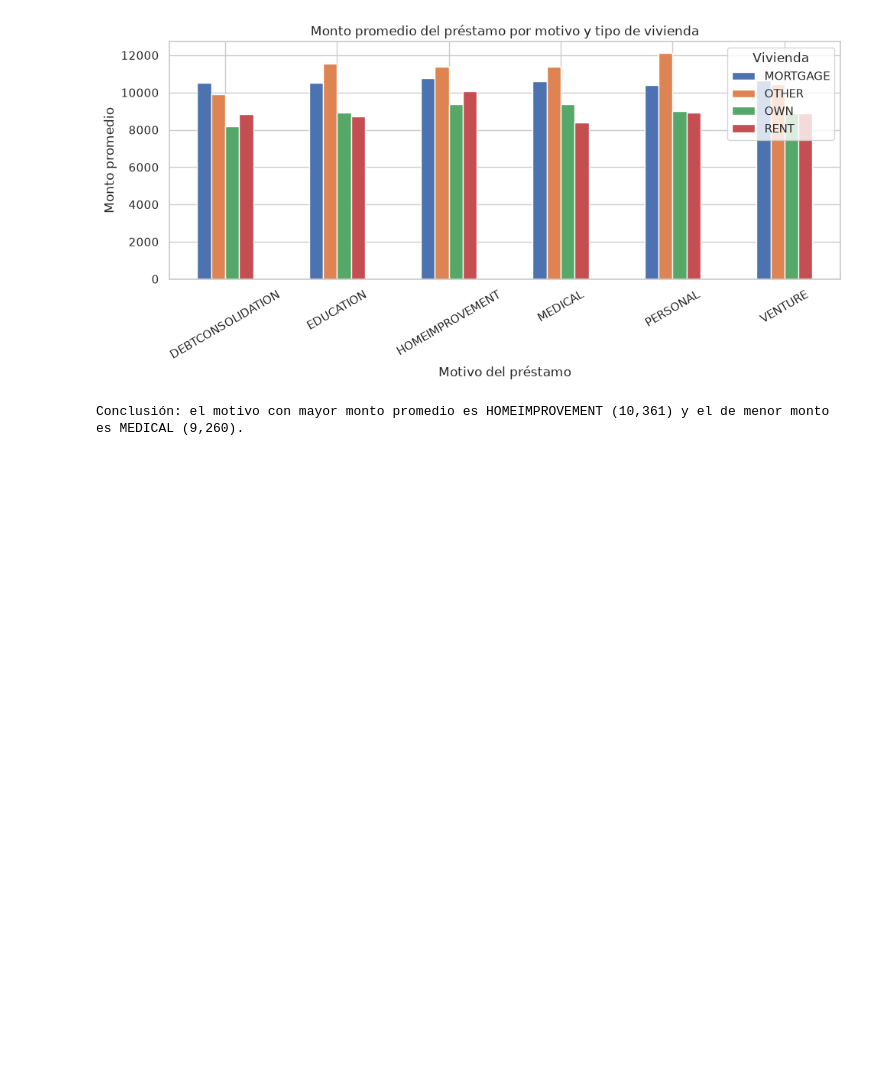
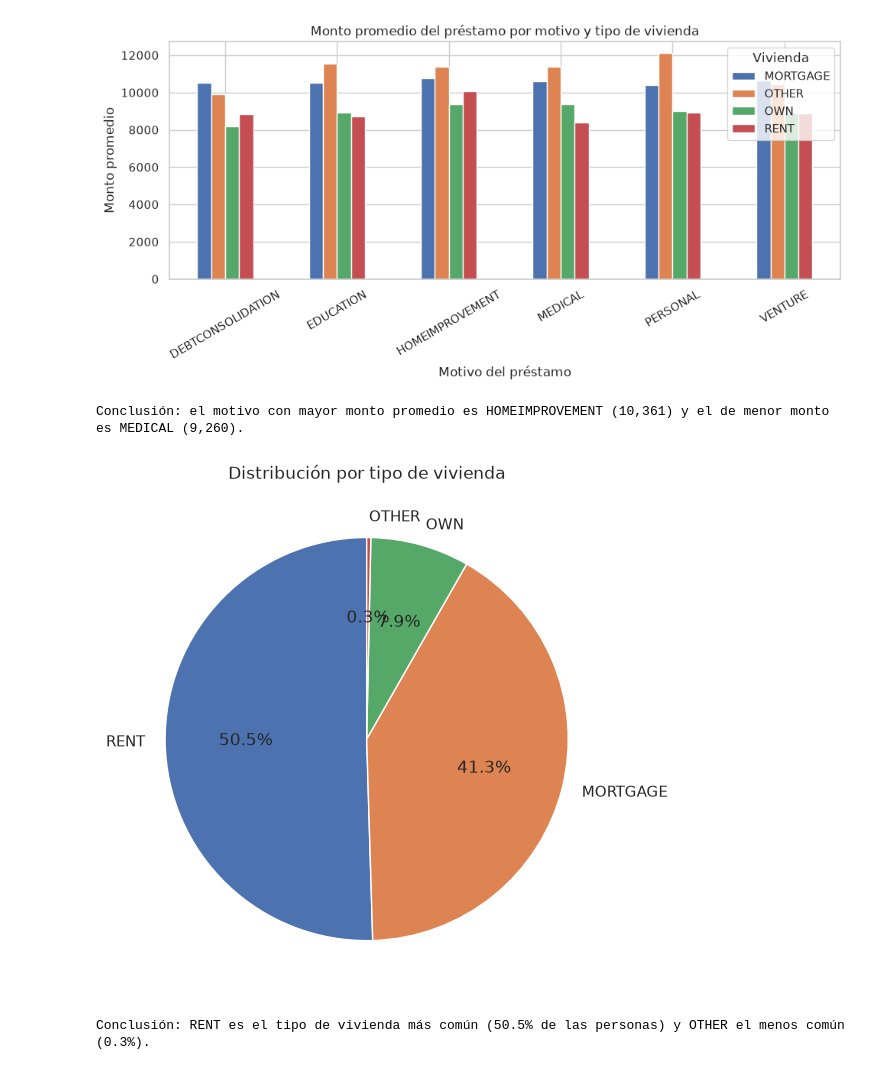
Before and after one commit to Nicolas-1212/Proyecto-Credit-Risk, a Jupyter notebook: cuadernos/exploracion_Samuel-B.ipynb, the cells around one changed output. Cells and saved outputs as stored; diff of their text form; code cells hidden in the pictures; blank space fills up the shorter version.

Commit message:
Item 8: Visualizacion 3

```diff
--- a/cuadernos/exploracion_Samuel-B.ipynb
+++ b/cuadernos/exploracion_Samuel-B.ipynb
@@ -303,3 +303,18 @@ print(f"Conclusión: el motivo con mayor monto promedio es {prom2.idxmax()} ({pr
 # %% [output]
 [figure]
 Conclusión: el motivo con mayor monto promedio es HOMEIMPROVEMENT (10,361) y el de menor monto es MEDICAL (9,260).
+# %%
+# 3. CIRCULAR: distribución por tipo de vivienda
+conteo3 = df_limpio["person_home_ownership"].value_counts()
+plt.figure(figsize=(6, 6))
+plt.pie(conteo3, labels=conteo3.index, autopct="%1.1f%%", startangle=90)
+plt.title("Distribución por tipo de vivienda")
+plt.tight_layout()
+plt.show()
+
+print(f"Conclusión: {conteo3.index[0]} es el tipo de vivienda más común "
+      f"({conteo3.iloc[0] / conteo3.sum() * 100:.1f}% de las personas) y "
+      f"{conteo3.index[-1]} el menos común ({conteo3.iloc[-1] / conteo3.sum() * 100:.1f}%).")
+# %% [output]
+[figure, added]
+Conclusión: RENT es el tipo de vivienda más común (50.5% de las personas) y OTHER el menos común (0.3%).
```
